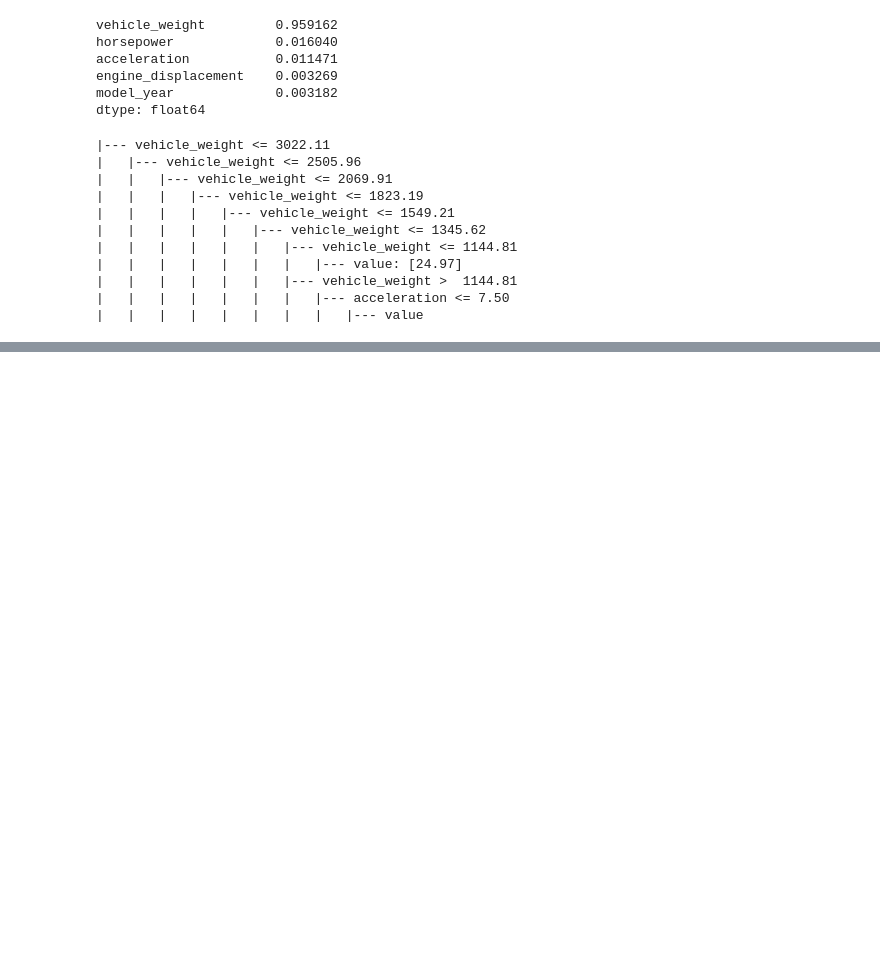
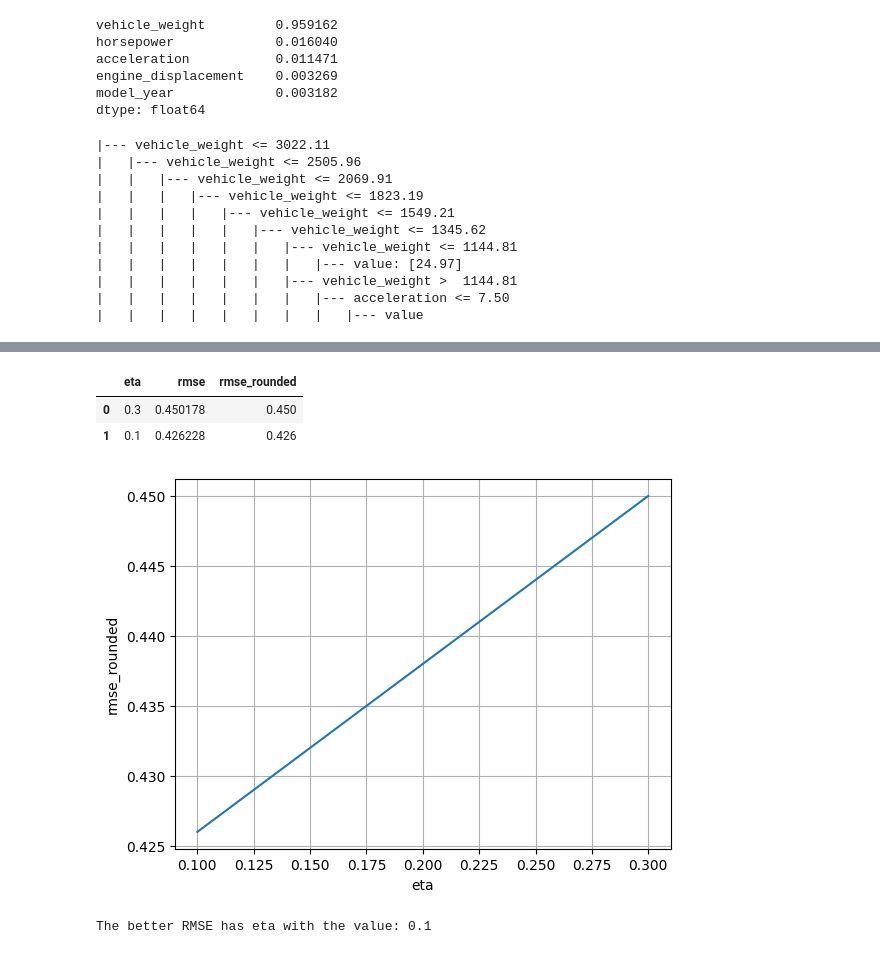
Before and after one commit to ArkadiyShuvaev/machine-learning-zoomcamp, a Jupyter notebook: src/06-trees/06-trees.ipynb, the cells around one changed output, grey strips where cells are left out. Saved outputs shown, nothing was run; the diff lists cells and outputs as text; code cells hidden in the pictures; blank space fills up the shorter version.

```diff
--- a/src/06-trees/06-trees.ipynb
+++ b/src/06-trees/06-trees.ipynb
@@ -527,0 +565,43 @@ print(decision_tree[:500])
+# %%
+feature_names = dv.get_feature_names_out().tolist()
+# %%
+dtrain = xgb.DMatrix(X_train, label=y_train, feature_names=feature_names)
+dvalidation = xgb.DMatrix(X_validation, feature_names=feature_names)
+# %%
+rmse_results = []
+
+for eta in [0.3, 0.1]:
+    xgb_params = {
+        'eta': eta,
+        'max_depth': 6,
+        'min_child_weight': 1,
+        'objective': 'reg:squarederror',
+        'nthread': 8,
+        'seed': 1,
+        'verbosity': 1,
+    }
+    model = xgb.train(xgb_params, dtrain, num_boost_round=100)
+    y_pred_validation = model.predict(dvalidation)
+    rmse = math.sqrt(np.mean((y_pred_validation - y_validation)** 2))
+
+    rmse_results.append((eta, rmse, round(rmse, 3)))
+# %%
+df_rmse_results = pd.DataFrame(rmse_results, columns=["eta", "rmse", "rmse_rounded"])
+# %%
+df_rmse_results
+# %% [output]
+|  | eta | rmse | rmse_rounded |
+| 0 | 0.3 | 0.450178 | 0.450 |
+| 1 | 0.1 | 0.426228 | 0.426 |
+# %%
+plt.plot(df_rmse_results["eta"], df_rmse_results["rmse_rounded"])
+plt.xlabel("eta")
+plt.ylabel("rmse_rounded")
+plt.grid(True)
+# %% [output]
+[figure, added]
+# %%
+better_value = df_rmse_results[df_rmse_results["rmse"].min() == df_rmse_results["rmse"]]["eta"].iloc[0]
+print(f"The better RMSE has eta with the value: {better_value}")
+# %% [output]
+The better RMSE has eta with the value: 0.1
```
Also changed, not shown: parts of 12 cells of this notebook, 4 other files.
